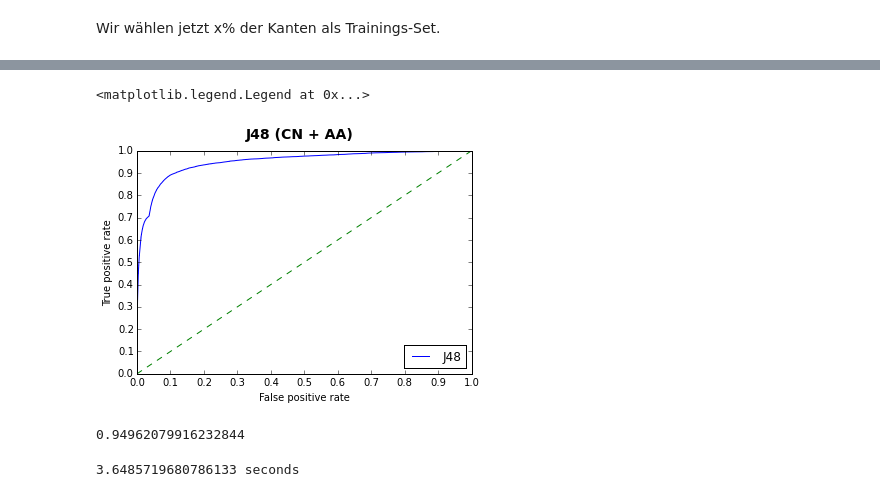
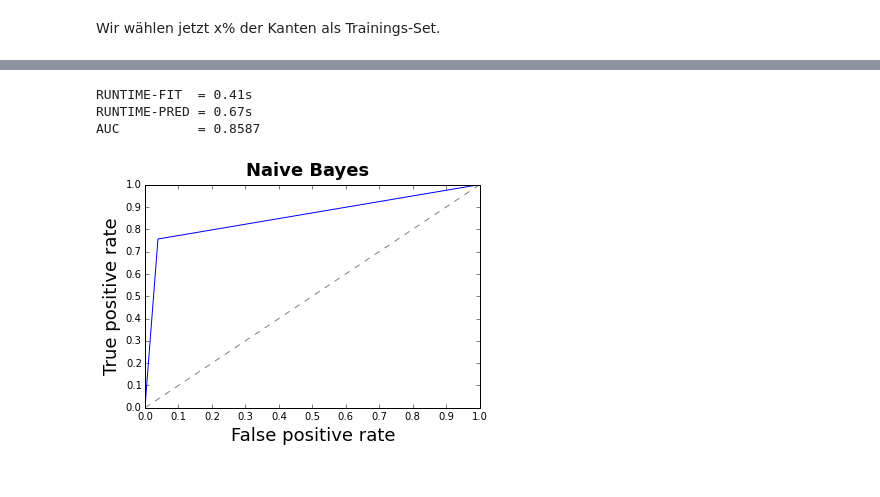
Before and after one commit to kit-parco/networkit-hyperbolic-kd, a Jupyter notebook: Doc/Notebooks/Supervised Learning - 2-hop missing links (TEST + TRAIN).ipynb, the cells around one changed output, grey strips where cells are left out. Drawn from its saved outputs; the diff is of its cells as text; code cells hidden in the pictures.

```diff
--- a/Doc/Notebooks/Supervised Learning - 2-hop missing links (TEST + TRAIN).ipynb
+++ b/Doc/Notebooks/Supervised Learning - 2-hop missing links (TEST + TRAIN).ipynb
@@ -67,9 +85,9 @@ pr = linkprediction.PrecisionRecallMetric(testGraph)
 # %% [markdown]
 Wir wählen jetzt x% der Kanten als Trainings-Set.
 # %%
-trainingGraph = linkprediction.TrainingGraphSampler.byPercentage(testGraph, 0.9)
+trainingGraph = linkprediction.TrainingGraphSampler.byPercentage(testGraph, splitPercentageTrainTest)
 # %%
-featureGraph = linkprediction.TrainingGraphSampler.byPercentage(trainingGraph, 0.9)
+featureGraph = linkprediction.TrainingGraphSampler.byPercentage(trainingGraph, splitPercentageFeatureTrain)
 # %%
 nodePairsTest = linkprediction.MissingLinksFinder(trainingGraph).findAll(2)
 nodePairsTrain = linkprediction.MissingLinksFinder(featureGraph).findAll(2)
@@ -81,7 +99,7 @@ featurePreferentialAttachmentIndex = linkprediction.PreferentialAttachmentIndex(
 featureAdamicAdarIndex = linkprediction.AdamicAdarIndex(featureGraph)
 featureUDegreeIndex = linkprediction.UDegreeIndex(featureGraph)
 featureVDegreeIndex = linkprediction.VDegreeIndex(featureGraph)
-featureAlgebraicDistanceIndex = linkprediction.AlgebraicDistanceIndex(featureGraph, 5, 10)
+featureAlgebraicDistanceIndex = linkprediction.AlgebraicDistanceIndex(featureGraph, 5, 15)
 featureAlgebraicDistanceIndex.preprocess()
 featureReversedNeighborhoodDistanceIndex = linkprediction.ReversedNeighborhoodDistanceIndex(featureGraph)
 featureTotalNeighborsIndex = linkprediction.TotalNeighborsIndex(featureGraph)
@@ -97,7 +115,7 @@ preferentialAttachmentIndex = linkprediction.PreferentialAttachmentIndex(trainin
 adamicAdarIndex = linkprediction.AdamicAdarIndex(trainingGraph)
 uDegreeIndex = linkprediction.UDegreeIndex(trainingGraph)
 vDegreeIndex = linkprediction.VDegreeIndex(trainingGraph)
-algebraicDistanceIndex = linkprediction.AlgebraicDistanceIndex(trainingGraph, 5, 10)
+algebraicDistanceIndex = linkprediction.AlgebraicDistanceIndex(trainingGraph, 5, 15)
 algebraicDistanceIndex.preprocess()
 reversedNeighborhoodDistanceIndex = linkprediction.ReversedNeighborhoodDistanceIndex(trainingGraph)
 totalNeighborsIndex = linkprediction.TotalNeighborsIndex(trainingGraph)
@@ -106,8 +124,9 @@ sameCommunityIndex = linkprediction.SameCommunityIndex(trainingGraph)
 adjustedRandIndex = linkprediction.AdjustedRandIndex(trainingGraph)
 resourceAllocationIndex = linkprediction.ResourceAllocationIndex(trainingGraph)
 # %%
-featureLinkPredictors = (featureCommonNeighborsIndex, featureJaccardIndex, featureAdamicAdarIndex, featurePreferentialAttachmentIndex, featureUDegreeIndex, featureVDegreeIndex, featureAlgebraicDistanceIndex, featureReversedNeighborhoodDistanceIndex, featureTotalNeighborsIndex, featureNeighborsMeasureIndex, featureSameCommunityIndex, featureResourceAllocationIndex, featureAdjustedRandIndex)
-linkPredictors = (commonNeighborsIndex, jaccardIndex, adamicAdarIndex, preferentialAttachmentIndex, uDegreeIndex, vDegreeIndex, algebraicDistanceIndex, reversedNeighborhoodDistanceIndex, totalNeighborsIndex, neighborsMeasureIndex, sameCommunityIndex, resourceAllocationIndex, adjustedRandIndex)
+featureLinkPredictors = (featureKatzIndex, featureCommonNeighborsIndex, featureJaccardIndex, featureAdamicAdarIndex, featurePreferentialAttachmentIndex, featureUDegreeIndex, featureVDegreeIndex, featureAlgebraicDistanceIndex, featureReversedNeighborhoodDistanceIndex, featureTotalNeighborsIndex, featureNeighborsMeasureIndex, featureSameCommunityIndex, featureResourceAllocationIndex, featureAdjustedRandIndex)
+linkPredictors = (katzIndex, commonNeighborsIndex, jaccardIndex, adamicAdarIndex, preferentialAttachmentIndex, uDegreeIndex, vDegreeIndex, algebraicDistanceIndex, reversedNeighborhoodDistanceIndex, totalNeighborsIndex, neighborsMeasureIndex, sameCommunityIndex, resourceAllocationIndex, adjustedRandIndex)
+unsupervisedLinkPredictors = (commonNeighborsIndex, jaccardIndex, adamicAdarIndex, preferentialAttachmentIndex, reversedNeighborhoodDistanceIndex, neighborsMeasureIndex, resourceAllocationIndex, adjustedRandIndex)
 # %%
 labelTrain = linkprediction.getClasses(nodePairsTrain, trainingGraph)
 featureTrain = linkprediction.getSamples(nodePairsTrain, *featureLinkPredictors)
@@ -134,24 +207,29 @@ predLabelTest = [pred[1] for pred in supPreds]
 # %%
+f.write("Naive Bayes\n")
+dtc = naive_bayes.GaussianNB()
+startTime = time.time()
+dtc.fit(featureTrain, labelTrain)
+f.write("  RUNTIME-FIT  = " + "{:.2f}".format(time.time() - startTime) + "s\n")
+print("RUNTIME-FIT  = %ss" % "{:.2f}".format(time.time() - startTime))
+startTime = time.time()
+predLabelTest = dtc.predict(featureTest)
+f.write("  RUNTIME-PRED = " + "{:.2f}".format(time.time() - startTime) + "s\n")
+print("RUNTIME-PRED = %ss" % "{:.2f}".format(time.time() - startTime))
 fpr, tpr, thresholds = metrics.roc_curve(labelTest, predLabelTest)
-plt.suptitle("J48 (CN + AA)", fontsize=14, fontweight="bold")
+plt.suptitle("Naive Bayes", fontsize=18, fontweight="bold")
 plt.xticks([z / 10 for z in range(11)])
 plt.yticks([z / 10 for z in range(11)])
-plt.xlabel("False positive rate")
-plt.ylabel("True positive rate")
+plt.xlabel("False positive rate", fontsize=18)
+plt.ylabel("True positive rate", fontsize=18)
 plt.axis([0, 1, 0, 1])
-j48, = plt.plot(fpr, tpr, label="J48")
-plt.plot([0, 1], [0, 1], ls='--')
-plt.legend(handles=[j48], loc=4)
+curve, = plt.plot(fpr, tpr)
+plt.plot([0, 1], [0, 1], 'grey', ls='--')
+filepath = folder + '/' + graphname + '/Naive-Bayes_TT-' + methodTT + "_FT-" + methodFT + "_labeled" + ".png"
+pylab.savefig(filepath, dpi=300, bbox_inches='tight')
+f.write("  AUC          = " + "{:.4f}".format(metrics.roc_auc_score(labelTest, predLabelTest)) + "\n\n")
+print("AUC          =", "{:.4f}".format(metrics.roc_auc_score(labelTest, predLabelTest)))
 # %% [output]
-<matplotlib.legend.Legend at 0x...>
+RUNTIME-FIT  = 0.41s
+RUNTIME-PRED = 0.67s
+AUC          = 0.8587
-[figure, old version]
+[figure, new version]
-# %%
-metrics.roc_auc_score(labelTest, predLabelTest)
-# %% [output]
-0.94962079916232844
-# %%
-startTime = time.time()
-predictions = jaccardIndex.runOnParallel(nodePairsTest)
-print("%s seconds" % (time.time() - startTime))
-# %% [output]
-3.6485719680786133 seconds
```
Also changed, not shown: parts of 23 cells of this notebook, 13 other files.
